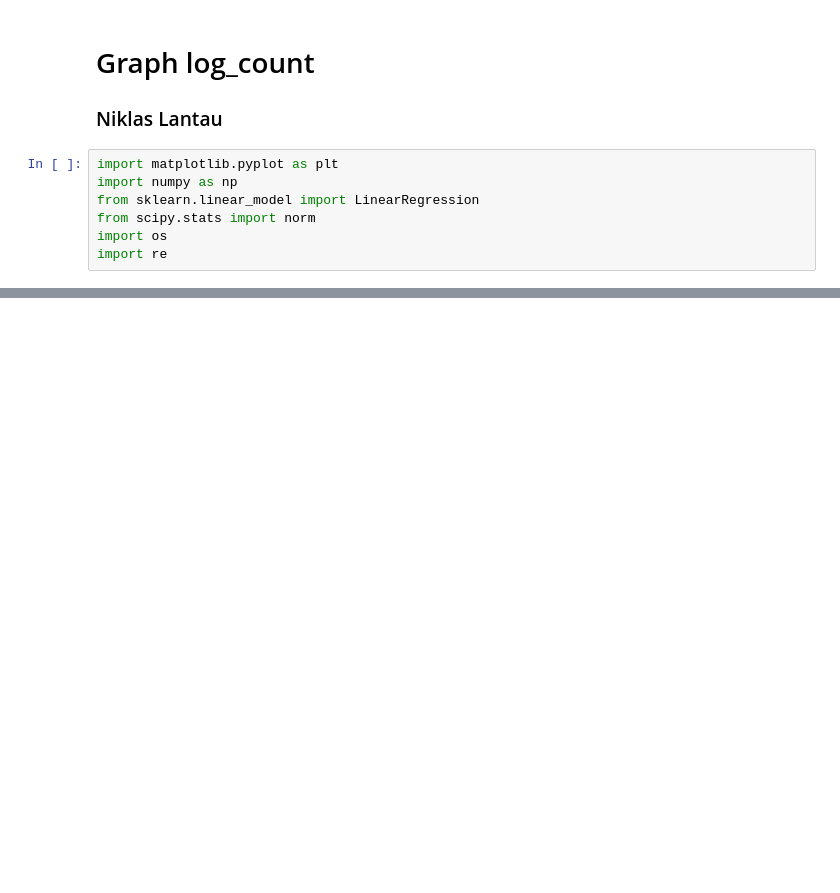
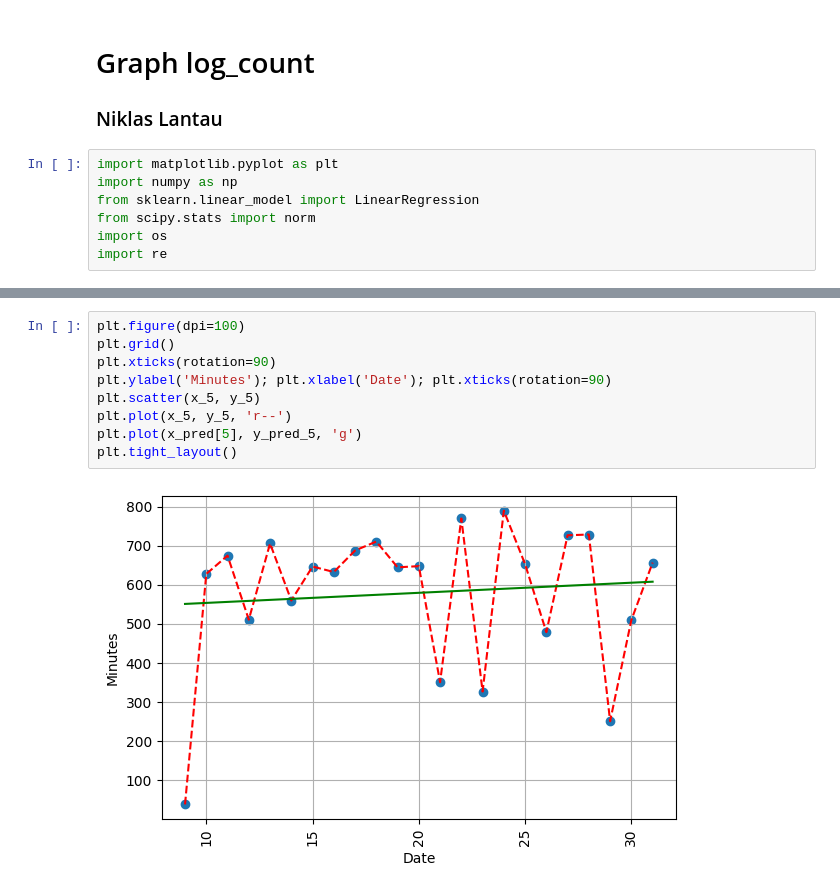
Before and after one commit to nlantau/dotfiles_arch, a Jupyter notebook: .config/scripts/log_graph.ipynb, the cells around one changed output, grey strips where cells are left out. Cells and saved outputs as stored; diff of their text form; blank space fills up the shorter version.

```diff
--- a/.config/scripts/log_graph.ipynb
+++ b/.config/scripts/log_graph.ipynb
@@ -100,3 +89,14 @@ ValueError: x and y must be the same size
+# %%
+plt.figure(dpi=100)
+plt.grid()
+plt.xticks(rotation=90)
+plt.ylabel('Minutes'); plt.xlabel('Date'); plt.xticks(rotation=90)
+plt.scatter(x_5, y_5)
+plt.plot(x_5, y_5, 'r--')
+plt.plot(x_pred[5], y_pred_5, 'g')
+plt.tight_layout()
+# %% [output]
+[figure, added]
 # %%
 plt.figure(dpi=100)
 plt.hist(y_vals, density=True)
```
Also changed, not shown: parts of 10 cells of this notebook.
